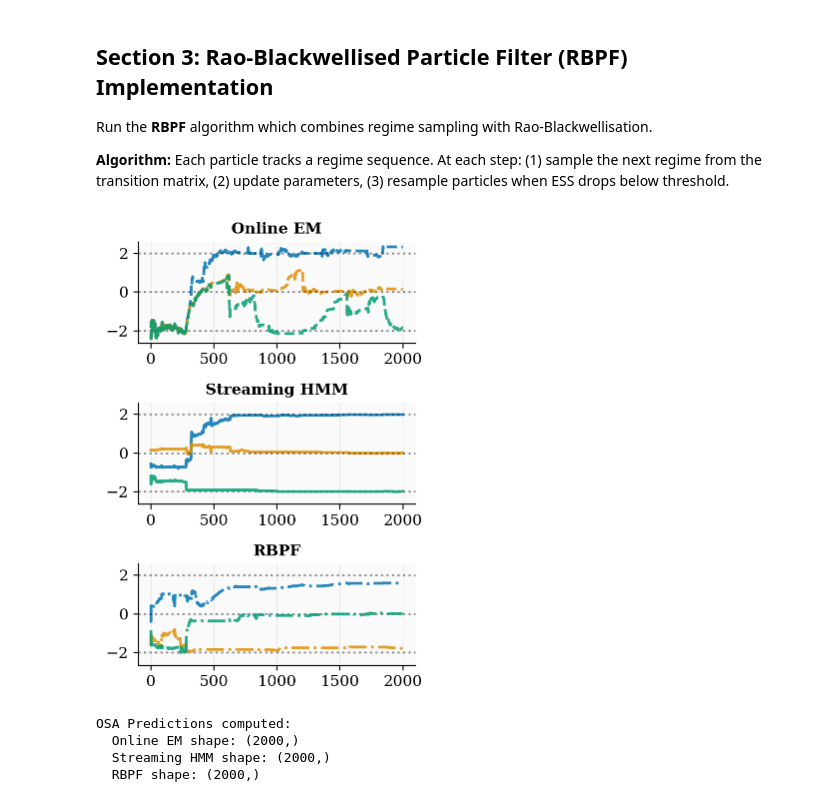
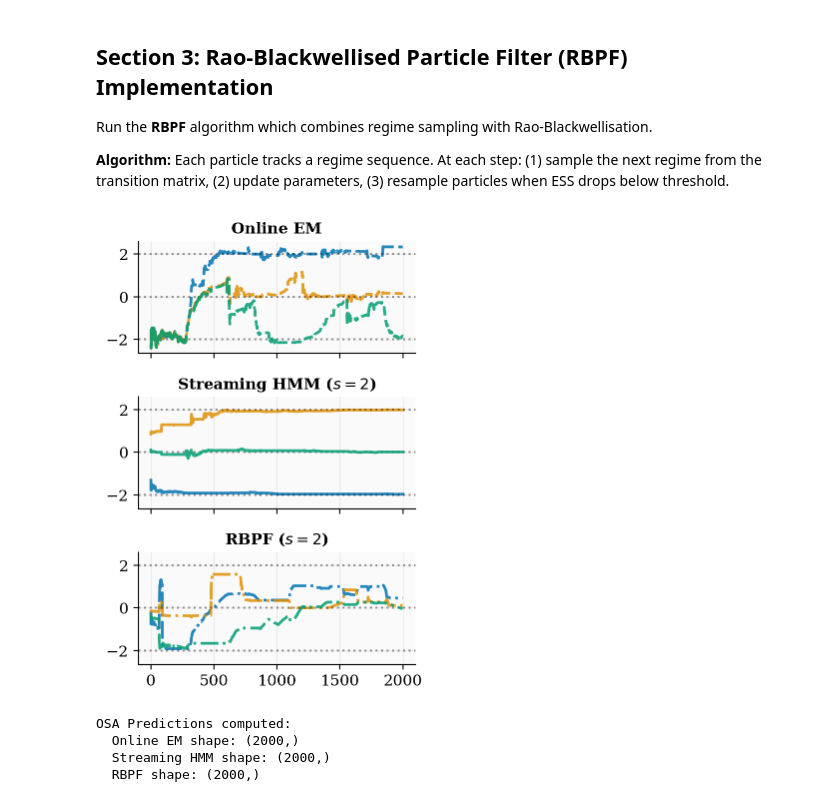
Before and after one commit to gerdm/streaming-hmm, a Jupyter notebook: gauss1d-hmm.ipynb, the cells around one changed output. Drawn from its saved outputs; the diff is of its cells as text; code cells hidden in the pictures.

```diff
--- a/gauss1d-hmm.ipynb
+++ b/gauss1d-hmm.ipynb
@@ -176,6 +203,8 @@ mu_final, hist_means_em = online_em_gaussian(observations, transition_matrix, ob
 Run the **Streaming HMM** algorithm which uses particle filtering with beam search.
 
 **Algorithm:** Maintains particles tracking regime paths and parameters, updates with each observation, and keeps top-K particles by weight.
+# %%
+n_particles = 2
 # %%
 # Run Streaming HMM with better initialization
 bel_final, (hist_lw, hist_means, hist_var, hist_forecast), hist_weights = run_streaming_hmm(
@@ -183,7 +212,7 @@ bel_final, (hist_lw, hist_means, hist_var, hist_forecast), hist_weights = run_st
     transition_matrix=transition_matrix,
     log_transition_matrix=log_transition_matrix,
     key=key_stream,
-    n_particles=10,
+    n_particles=n_particles,
     var_obs=obs_var_true,
     # Let it initialize automatically
 )
@@ -212,7 +241,7 @@ bel_rbpf, (hist_lw_rbpf, hist_means_rbpf, hist_forecast_rbpf, hist_ess), hist_we
     transition_matrix=transition_matrix,
     log_transition_matrix=log_transition_matrix,
     key=key_rbpf,
-    n_particles=10,
+    n_particles=n_particles,
     var_obs=obs_var_true,
     ess_threshold=0.5,
 )
@@ -222,13 +251,13 @@ hist_means_rbpf_regimes = hist_means_rbpf  # Shape: (T, K)
 # %%
 # Comparison plot: All three methods side-by-side
 figsize=(3.5, 2.5 * 2)
-fig, axes = plt.subplots(3, 1, figsize=figsize, sharey=True)
+fig, axes = plt.subplots(3, 1, figsize=figsize, sharey=True, sharex=True)
 
 # Define line styles and markers for visual distinction
 methods = [
     ("Online EM", hist_means_em, "--"),
-    ("Streaming HMM", hist_means_pred, "-"),
-    ("RBPF", hist_means_rbpf_regimes, "-."),
+    (f"Streaming HMM ($s={n_particles}$)", hist_means_pred, "-"),
+    (f"RBPF ($s={n_particles}$)", hist_means_rbpf_regimes, "-."),
 ]
 
 # True means as reference
@@ -238,35 +267,35 @@ for ax_idx, (ax, (method_name, means_data, linestyle)) in enumerate(zip(axes, me
     # Plot estimated means for each regime
     for regime_idx in range(n_regimes):
         ax.plot(
             means_data[:, regime_idx],
             label=f"Regime {regime_idx+1}",
             linestyle=linestyle,
             linewidth=2.0,
             color=colors[regime_idx],
             alpha=0.85,
         )
         # Add true mean as dashed reference line
         ax.axhline(
             y=true_means[regime_idx],
             color="black",
             linestyle=":",
             linewidth=1.5,
             alpha=0.4,
         )
 
     # ax.set_xlabel("Time step", fontsize=10)
     # if ax_idx == 0:
     #     ax.set_ylabel("Mean estimate", fontsize=10)
     ax.set_title(method_name, fontsize=11, fontweight="bold")
     ax.grid(True, alpha=0.25, linestyle="-", linewidth=0.5)
     ax.set_facecolor("#fafafa")
     # if ax_idx == 0:
     #     ax.legend(loc="best", fontsize=9, framealpha=0.9)
 
 plt.tight_layout()
-plt.show()
+plt.savefig("gauss1d-est.png", bbox_inches="tight", dpi=300)
 # %% [output]
-[figure, old version]
+[figure, new version]
 # %%
 # Modified Online EM with one-step-ahead predictions
 def online_em_gaussian_with_predictions(
```
Also changed, not shown: parts of 19 cells of this notebook.
